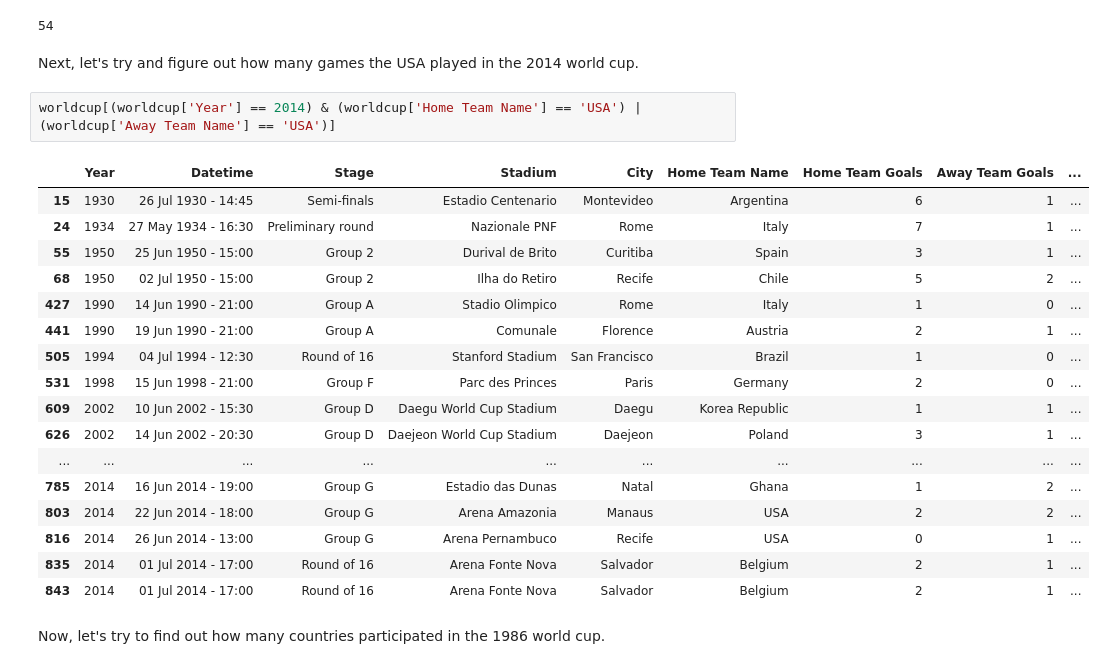
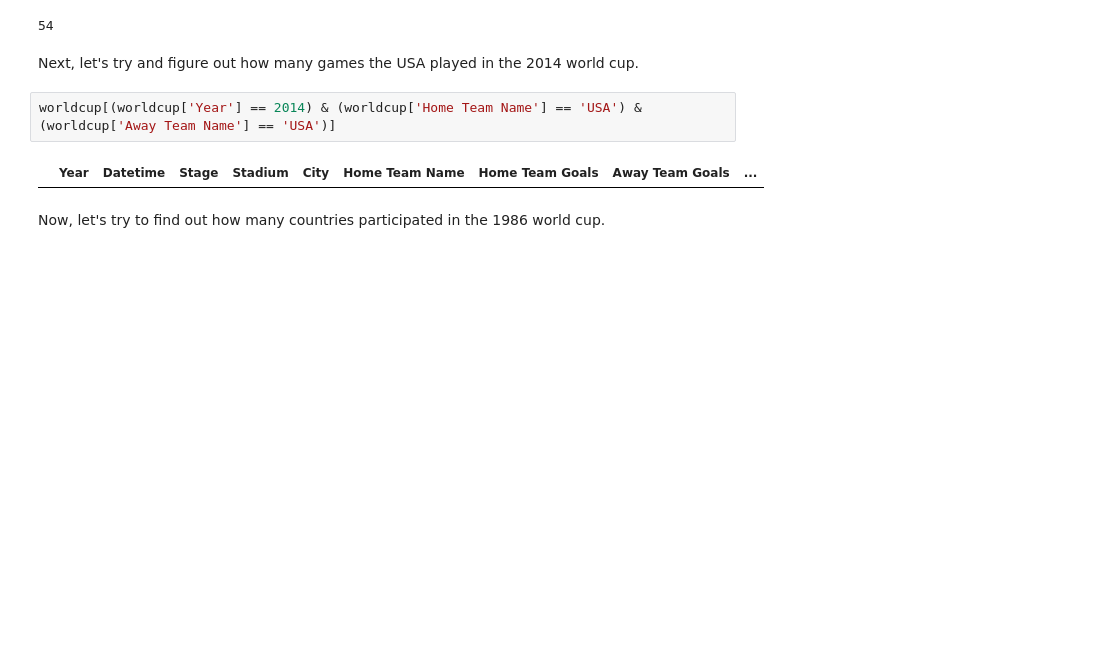
Before and after one commit to dlm6693/dsc-1-03-09-accessing-data-within-pandas-lab-nyc-ds-career-031119, a Jupyter notebook: index.ipynb, the cells around one changed output. Saved outputs shown, nothing was run; the diff lists cells and outputs as text; blank space fills up the shorter version.

```diff
--- a/index.ipynb
+++ b/index.ipynb
@@ -145,25 +145,9 @@ len(worldcup[worldcup['Home Team Name'] == 'Netherlands'])+len(worldcup[worldcup
 # %% [markdown]
 Next, let's try and figure out how many games the USA played in the 2014 world cup.
 # %%
-worldcup[(worldcup['Year'] == 2014) & (worldcup['Home Team Name'] == 'USA') | (worldcup['Away Team Name'] == 'USA')]
+worldcup[(worldcup['Year'] == 2014) & (worldcup['Home Team Name'] == 'USA') & (worldcup['Away Team Name'] == 'USA')]
 # %% [output]
 |  | Year | Datetime | Stage | Stadium | City | Home Team Name | Home Team Goals | Away Team Goals | ... |
-| 15 | 1930 | 26 Jul 1930 - 14:45 | Semi-finals | Estadio Centenario | Montevideo | Argentina | 6 | 1 | ... |
-| 24 | 1934 | 27 May 1934 - 16:30 | Preliminary round | Nazionale PNF | Rome | Italy | 7 | 1 | ... |
-| 55 | 1950 | 25 Jun 1950 - 15:00 | Group 2 | Durival de Brito | Curitiba | Spain | 3 | 1 | ... |
-| 68 | 1950 | 02 Jul 1950 - 15:00 | Group 2 | Ilha do Retiro | Recife | Chile | 5 | 2 | ... |
-| 427 | 1990 | 14 Jun 1990 - 21:00 | Group A | Stadio Olimpico | Rome | Italy | 1 | 0 | ... |
-| 441 | 1990 | 19 Jun 1990 - 21:00 | Group A | Comunale | Florence | Austria | 2 | 1 | ... |
-| 505 | 1994 | 04 Jul 1994 - 12:30 | Round of 16 | Stanford Stadium | San Francisco | Brazil | 1 | 0 | ... |
-| 531 | 1998 | 15 Jun 1998 - 21:00 | Group F | Parc des Princes | Paris | Germany | 2 | 0 | ... |
-| 609 | 2002 | 10 Jun 2002 - 15:30 | Group D | Daegu World Cup Stadium | Daegu | Korea Republic | 1 | 1 | ... |
-| 626 | 2002 | 14 Jun 2002 - 20:30 | Group D | Daejeon World Cup Stadium | Daejeon | Poland | 3 | 1 | ... |
-| ... | ... | ... | ... | ... | ... | ... | ... | ... | ... |
-| 785 | 2014 | 16 Jun 2014 - 19:00 | Group G | Estadio das Dunas | Natal | Ghana | 1 | 2 | ... |
-| 803 | 2014 | 22 Jun 2014 - 18:00 | Group G | Arena Amazonia | Manaus | USA | 2 | 2 | ... |
-| 816 | 2014 | 26 Jun 2014 - 13:00 | Group G | Arena Pernambuco | Recife | USA | 0 | 1 | ... |
-| 835 | 2014 | 01 Jul 2014 - 17:00 | Round of 16 | Arena Fonte Nova | Salvador | Belgium | 2 | 1 | ... |
-| 843 | 2014 | 01 Jul 2014 - 17:00 | Round of 16 | Arena Fonte Nova | Salvador | Belgium | 2 | 1 | ... |
 # %% [markdown]
 Now, let's try to find out how many countries participated in the 1986 world cup.
 # %% [markdown]
```
